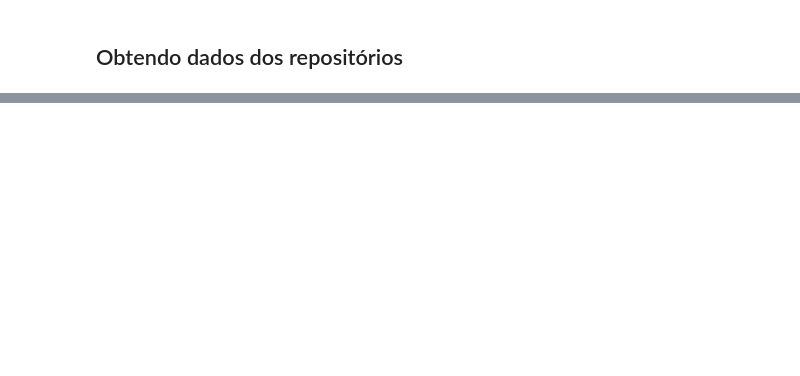
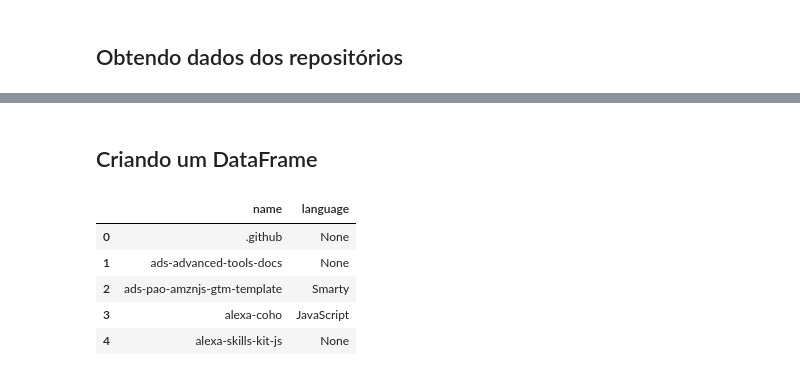
Before and after one commit to CaiqueMascanha/requests, a Jupyter notebook: linguagens_repos.ipynb, the cells around one changed output, grey strips where cells are left out. Cells and saved outputs as stored; diff of their text form; code cells hidden in the pictures; blank space fills up the shorter version.

```diff
--- a/linguagens_repos.ipynb
+++ b/linguagens_repos.ipynb
@@ -54,0 +71,9 @@ url = f'{api_base_url}/users/{owner}/repos'
+# %%
+repos_list = []
+for page_num in range(1,6):
+    try:
+        url_page = f'{url}?page={page_num}'
+        response = requests.get(url_page, headers=headers)
+        repos_list.append(response.json())
+    except:
+        repos_list.append(None)
@@ -54,0 +114,6 @@ url = f'{api_base_url}/users/{owner}/repos'
+# %%
+repos_name = []
+
+for page in repos_list:
+    for repo in page:
+        repos_name.append(repo['name'])
@@ -54,0 +130,9 @@ url = f'{api_base_url}/users/{owner}/repos'
+# %%
+repos_language = []
+amz = {'name': [], 'language': []}
+
+for page in repos_list:
+    for repo in page:
+        repos_language.append(repo['language'])
+        amz['name'].append(repo['name'])
+        amz['language'].append(repo['language'])
@@ -54,0 +163,18 @@ url = f'{api_base_url}/users/{owner}/repos'
+# %% [markdown]
+## Criando um DataFrame
+# %%
+import pandas as pd
+
+amz_df = pd.DataFrame(amz)
+dados_amz = pd.DataFrame()
+dados_amz['repository_name'] = repos_name
+dados_amz['language'] = repos_language
+# %%
+amz_df.head(5)
+# %% [output]
+|  | name | language |
+| 0 | .github | None |
+| 1 | ads-advanced-tools-docs | None |
+| 2 | ads-pao-amznjs-gtm-template | Smarty |
+| 3 | alexa-coho | JavaScript |
+| 4 | alexa-skills-kit-js | None |
```
Also changed, not shown: parts of 39 cells of this notebook, 6 other files.
